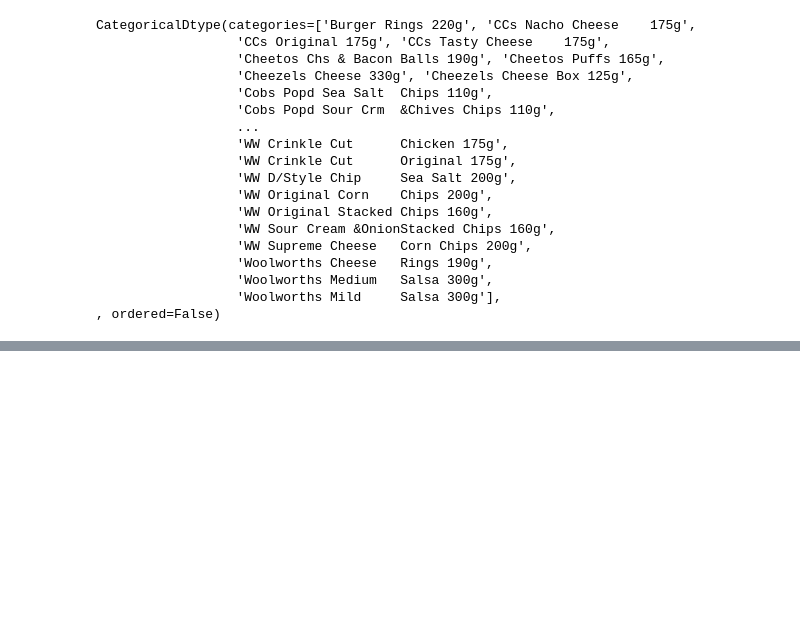
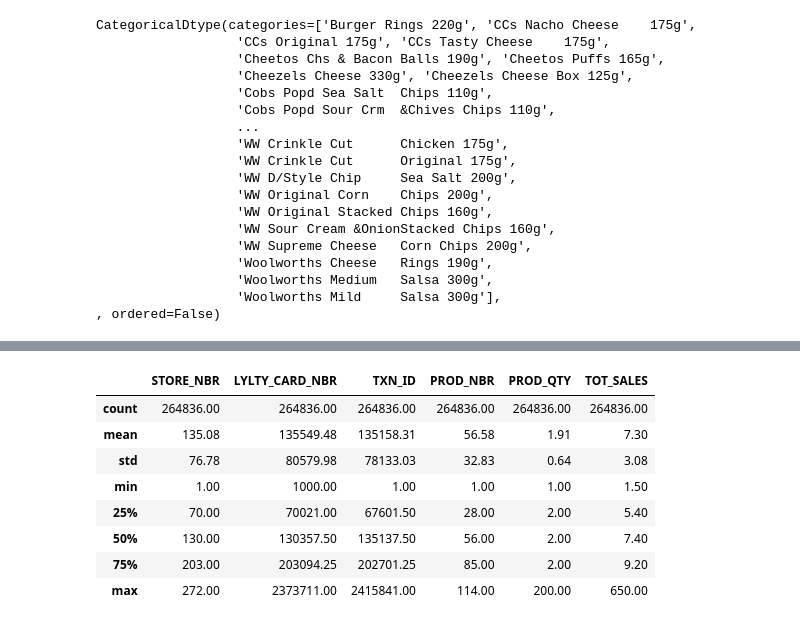
Before and after one commit to coja56/Customer_buying_Patterns, a Jupyter notebook: customer_segmentation.ipynb, the cells around one changed output, grey strips where cells are left out. Saved outputs shown, nothing was run; the diff lists cells and outputs as text; code cells hidden in the pictures; blank space fills up the shorter version.

```diff
--- a/customer_segmentation.ipynb
+++ b/customer_segmentation.ipynb
@@ -112,4 +167,16 @@ df_transactions
 264836 rows × 9 columns
+# %%
+df_transactions.describe()
+# %% [output]
+|  | STORE_NBR | LYLTY_CARD_NBR | TXN_ID | PROD_NBR | PROD_QTY | TOT_SALES |
+| count | 264836.00 | 264836.00 | 264836.00 | 264836.00 | 264836.00 | 264836.00 |
+| mean | 135.08 | 135549.48 | 135158.31 | 56.58 | 1.91 | 7.30 |
+| std | 76.78 | 80579.98 | 78133.03 | 32.83 | 0.64 | 3.08 |
+| min | 1.00 | 1000.00 | 1.00 | 1.00 | 1.00 | 1.50 |
+| 25% | 70.00 | 70021.00 | 67601.50 | 28.00 | 2.00 | 5.40 |
+| 50% | 130.00 | 130357.50 | 135137.50 | 56.00 | 2.00 | 7.40 |
+| 75% | 203.00 | 203094.25 | 202701.25 | 85.00 | 2.00 | 9.20 |
+| max | 272.00 | 2373711.00 | 2415841.00 | 114.00 | 200.00 | 650.00 |
 # %%
 df_transactions["PROD_NAME"]
 # %% [output]
```
Also changed, not shown: parts of 20 cells of this notebook.
